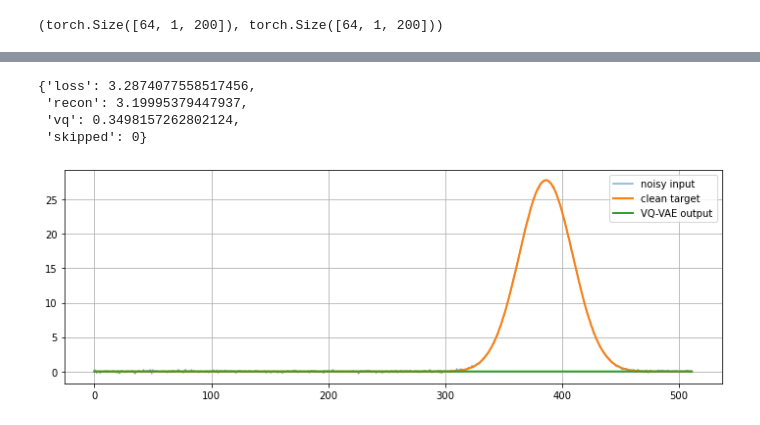
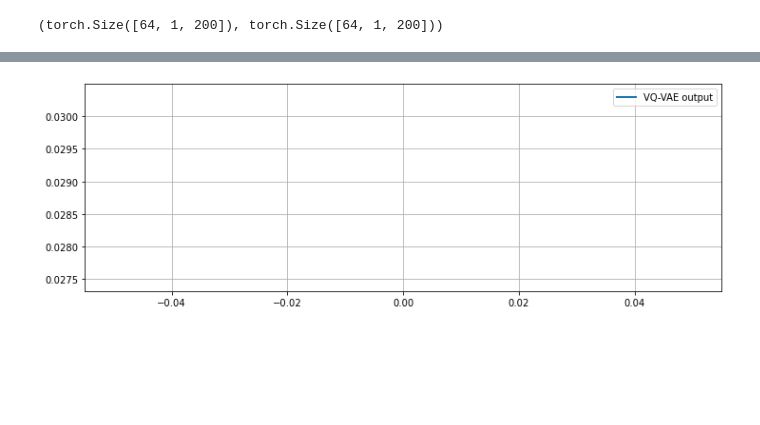
Before and after one commit to Gwynndandy/VQVAE-studies, a Jupyter notebook: VAE_1D_Van_Tha_Bik.ipynb, the cells around one changed output, grey strips where cells are left out. Saved outputs shown, nothing was run; the diff lists cells and outputs as text; code cells hidden in the pictures; blank space fills up the shorter version.

Commit message:
Updated implementation of Van Tha Biks model, Still some bugs at the moment. I think it just me being dense however

```diff
--- a/VAE_1D_Van_Tha_Bik.ipynb
+++ b/VAE_1D_Van_Tha_Bik.ipynb
@@ -90,0 +120,10 @@ batch["x"].shape, batch["y"].shape
+# %%
+model = autoencoder().to(device)
+
+optimizer = torch.optim.AdamW(
+    model.parameters(),
+    lr=2e-4,
+    weight_decay=1e-4,
+)
+
+model
@@ -94,7 +412,7 @@ class disciminator(nn.Module):
     def __init__(self, ):
         super().__init__()
         self.net = nn.Sequential(
-            nn.Conv1d(time_periods, 16, kernel_size = 3, stride=2, padding=1),
+            nn.Conv1d(1, 16, kernel_size = 3, stride=2, padding=1),
             nn.ReLU(inplace=True),
             nn.MaxPool1d(kernel_size=2),
 
@@ -108,10 +426,12 @@ class disciminator(nn.Module):
             nn.AdaptiveMaxPool1d(64),
             nn.Dropout(p=0.2),
 
-            nn.Flatten()
+            nn.Flatten(),
+            nn.Linear(4096, 200),
+            nn.Sigmoid()
         )
-    def forward(self, z_e):
-        return
+    def forward(self, x):
+        return self.net(x)
 # %%
 model = disciminator().to(device)
 
@@ -142,7 +464,7 @@ disciminator(
 # %%
 optimizer = torch.optim.AdamW(
     model.parameters(),
-    lr=1e-5,
+    lr=1e-2,
     weight_decay=1e-4
 )
 
@@ -154,12 +476,10 @@ scheduler = torch.optim.lr_scheduler.ReduceLROnPlateau(
     min_lr=1e-6,
 )
 # %%
-def run_epoch(loader, train=True, lambda_vq=0.25, max_grad_norm=1.0):
+def run_epoch(loader, train=True, max_grad_norm=1.0):
     model.train() if train else model.eval()
 
     total_loss = 0.0
-    total_recon = 0.0
-    total_vq = 0.0
     skipped = 0
 
     for batch in loader:
@@ -167,10 +487,9 @@ def run_epoch(loader, train=True, lambda_vq=0.25, max_grad_norm=1.0):
         y = batch["y"].to(device)
 
         with torch.set_grad_enabled(train):
-            y_hat, vq_loss, codes = model(x)
+            y_hat = model(x)
 
-            recon_loss = F.smooth_l1_loss(y_hat, y)
-            loss = recon_loss + lambda_vq * vq_loss
+            loss = F.mse_loss(y_hat, y)
 
             if not torch.isfinite(loss):
                 skipped += 1
@@ -188,15 +507,11 @@ def run_epoch(loader, train=True, lambda_vq=0.25, max_grad_norm=1.0):
                 optimizer.step()
 
         total_loss += loss.item()
-        total_recon += recon_loss.item()
-        total_vq += vq_loss.item()
 
     n = max(1, len(loader) - skipped)
 
     return {
         "loss": total_loss / n,
-        "recon": total_recon / n,
-        "vq": total_vq / n,
         "skipped": skipped,
     }
 # %%
@@ -280,34 +613,27 @@ TypeError: cannot unpack non-iterable NoneType object
-# %%
-test_stats = run_epoch(test_loader, train=False, lambda_vq=0.25)
-test_stats
-# %% [output]
-{'loss': 3.2874077558517456,
- 'recon': 3.19995379447937,
- 'vq': 0.3498157262802124,
- 'skipped': 0}
 # %%
 model.eval()
 
 batch = next(iter(test_loader))
 
 x = batch["x"].to(device)
 y = batch["y"].to(device)
 
 with torch.no_grad():
-    y_hat, vq_loss, codes = model(x)
+    y_hat = model(x)
 
 idx = 0
 
+
+clean = y[idx, 0].cpu().numpy()
 noisy = x[idx, 0].cpu().numpy()
-clean = y[idx, 0].cpu().numpy()
 pred = y_hat[idx, 0].cpu().numpy()
 
 plt.figure(figsize=(12, 4))
-plt.plot(noisy, label="noisy input", alpha=0.6)
-plt.plot(clean, label="clean target", linewidth=2)
+#plt.plot(noisy, label="noisy input", alpha=0.6)
+#plt.plot(clean, label="clean target", linewidth=2)
 plt.plot(pred, label="VQ-VAE output", linewidth=2)
 plt.legend()
 plt.grid(True)
 plt.show()
 # %% [output]
-[figure, old version]
+[figure, new version]
```
Also changed, not shown: parts of 13 cells of this notebook, 3 other files.
